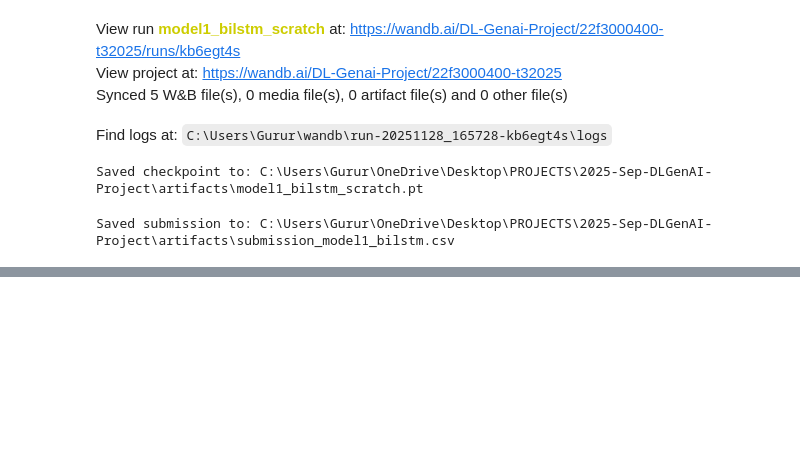
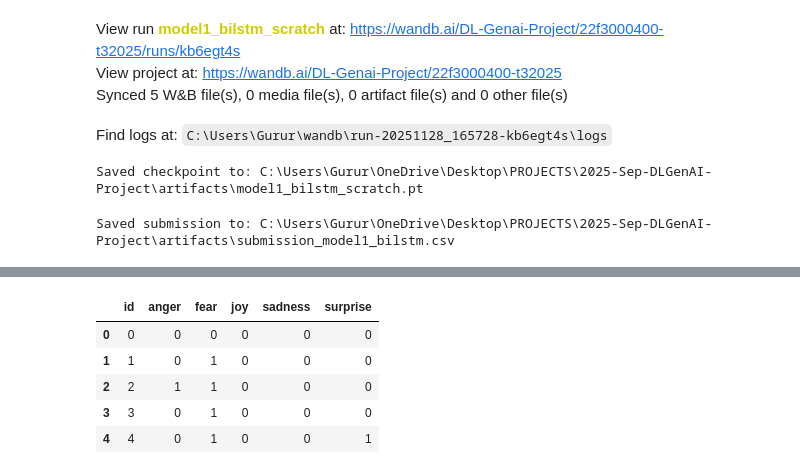
Before and after one commit to 22f3000400/2025-Sep-DLGenAI-Project, a Jupyter notebook: notebooks/dl-22f3000400-notebook-t32025.ipynb, the cells around one changed output, grey strips where cells are left out. Saved outputs shown, nothing was run; the diff lists cells and outputs as text; code cells hidden in the pictures; blank space fills up the shorter version.

```diff
--- a/notebooks/dl-22f3000400-notebook-t32025.ipynb
+++ b/notebooks/dl-22f3000400-notebook-t32025.ipynb
@@ -616,0 +900,18 @@ Saved submission to: C:\Users\Gurur\OneDrive\Desktop\PROJECTS\2025-Sep-DLGenAI-P
+# %%
+counter3 = Counter()
+for t in train[TEXT_COL].astype(str):
+    counter3.update(t.split())
+
+stoi3 = {"<pad>": 0, "<unk>": 1}
+for w in counter3.keys():
+    if w not in stoi3:
+        stoi3[w] = len(stoi3)
+
+vocab_size3 = len(stoi3)
+
+def encode_text3(text):
+    tokens = str(text).split()
+    ids = [stoi3.get(tok, 1) for tok in tokens][:MAX_LEN3]
+    if len(ids) < MAX_LEN3:
+        ids += [0] * (MAX_LEN3 - len(ids))
+    return ids
@@ -616,0 +1085,50 @@ Saved submission to: C:\Users\Gurur\OneDrive\Desktop\PROJECTS\2025-Sep-DLGenAI-P
+# %%
+ARTIFACT_DIR = Path.cwd() / "artifacts"
+ARTIFACT_DIR.mkdir(exist_ok=True)
+
+MODEL3_PATH = ARTIFACT_DIR / "model3_textcnn.pt"
+
+torch.save(
+    {
+        "model_state_dict": model3.state_dict(),
+        "stoi": stoi3,
+        "max_len": MAX_LEN3,
+        "embed_dim": EMBED_DIM3,
+        "num_filters": NUM_FILTERS3,
+        "filter_sizes": FILTER_SIZES3,
+        "label_cols": label_cols3,
+        "vocab_size": vocab_size3,
+    },
+    MODEL3_PATH,
+)
+
+test_texts3 = test[TEXT_COL].astype(str).values
+X_test3 = np.array([encode_text3(t) for t in test_texts3], dtype="int64")
+test_ds3 = TextDataset3(test_texts3)
+test_ds3.X = torch.tensor(X_test3, dtype=torch.long)
+test_loader3 = DataLoader(test_ds3, batch_size=BATCH_SIZE3, shuffle=False)
+
+model3.eval()
+all_preds3 = []
+with torch.no_grad():
+    for X_batch in test_loader3:
+        X_batch = X_batch.to(DEVICE)
+        logits = model3(X_batch)
+        probs = torch.sigmoid(logits).cpu().numpy()
+        preds = (probs > 0.5).astype(int)
+        all_preds3.append(preds)
+
+all_preds3 = np.vstack(all_preds3)
+
+submission3 = pd.DataFrame(all_preds3, columns=label_cols3)
+submission3.insert(0, "id", test["id"])
+submission3_path = ARTIFACT_DIR / "submission_model3_textcnn.csv"
+submission3.to_csv(submission3_path, index=False)
+submission3.head()
+# %% [output]
+|  | id | anger | fear | joy | sadness | surprise |
+| 0 | 0 | 0 | 0 | 0 | 0 | 0 |
+| 1 | 1 | 0 | 1 | 0 | 0 | 0 |
+| 2 | 2 | 1 | 1 | 0 | 0 | 0 |
+| 3 | 3 | 0 | 1 | 0 | 0 | 0 |
+| 4 | 4 | 0 | 1 | 0 | 0 | 1 |
```
Also changed, not shown: parts of 14 cells of this notebook, 2 other files.
